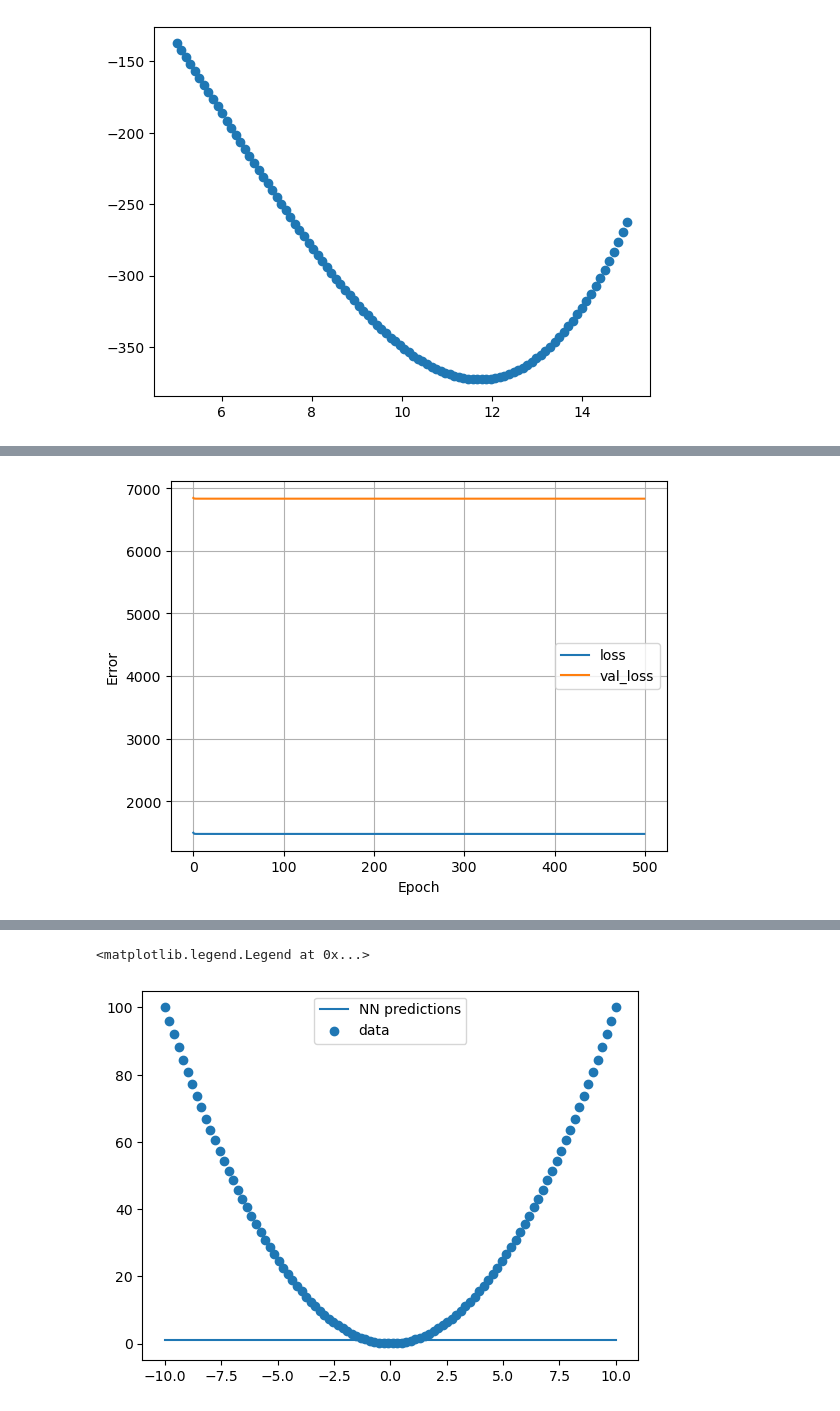
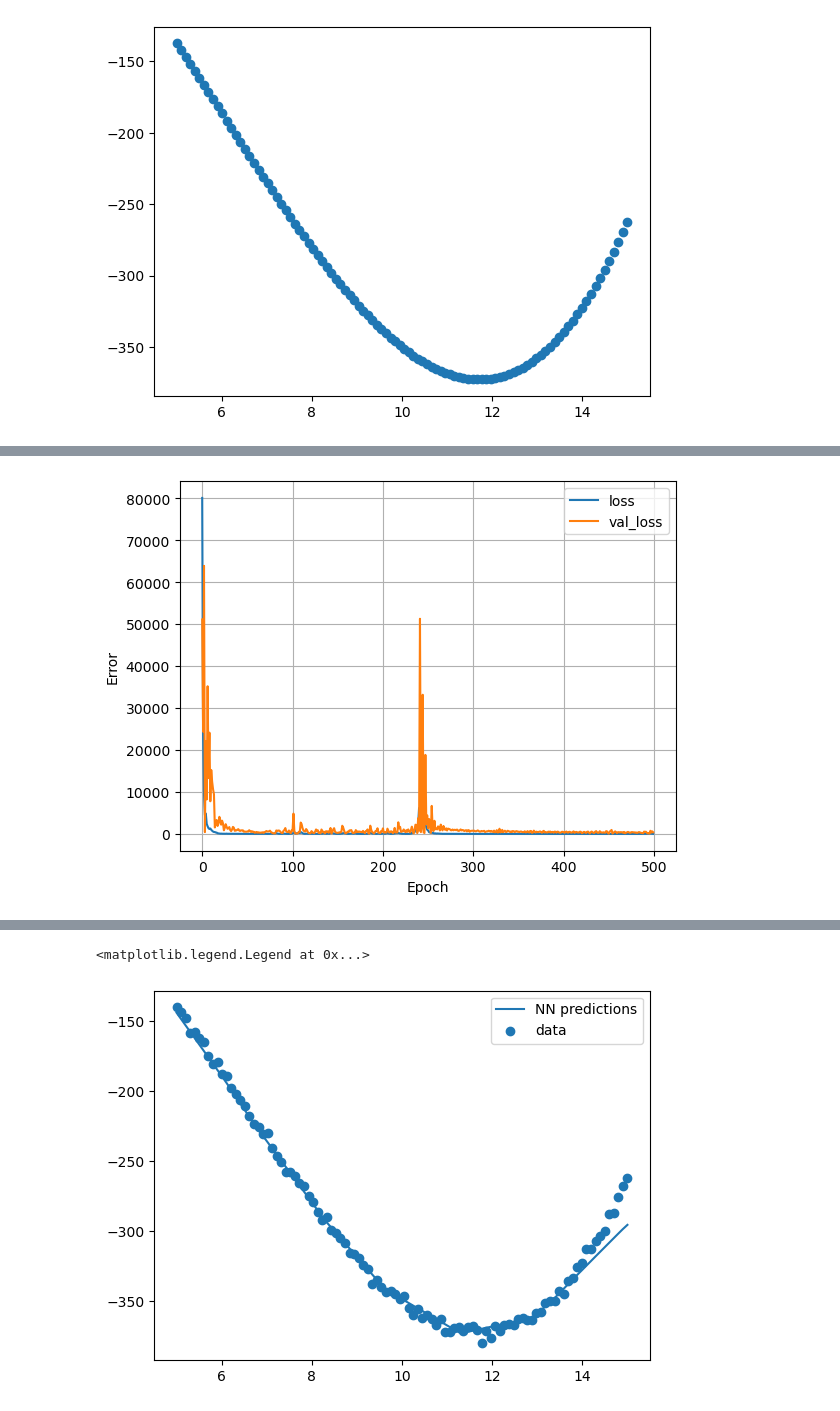
Before and after one commit to nskh/safe-training, a Jupyter notebook: tf test.ipynb, the cells around one changed output, grey strips where cells are left out. Saved outputs shown, nothing was run; the diff lists cells and outputs as text; code cells hidden in the pictures.

```diff
--- a/tf test.ipynb
+++ b/tf test.ipynb
@@ -446,6 +447,7 @@ interval([0.5444901798402015, 7.021952508305306])
 # %%
 x = np.linspace(5, 15, 100)
 y = 0.5 * x ** 3 - 9 * x ** 2 + 5*x
+NOISE_STD = 3
 plt.scatter(x, y)
 # %% [output]
 <matplotlib.collections.PathCollection at 0x...>
@@ -460,5 +459,5 @@ plt.scatter(x, y)
 # %%
-y_noisy = y + np.random.randn(*x.shape) * 3
+y_noisy = y + np.random.randn(*x.shape) * NOISE_STD
 plt.scatter(x, y_noisy)
 # %% [output]
 <matplotlib.collections.PathCollection at 0x...>
@@ -501,23 +501,15 @@ normalizer.adapt(x)
 regression_model = tf.keras.Sequential(
     [
         normalizer,
-        layers.Dense(units=1, activation="sigmoid"),
-        layers.Dense(units=10, activation="sigmoid"),
-        layers.Dense(units=10, activation="sigmoid"),
-        layers.Dense(units=10, activation="sigmoid"),
-        layers.Dense(units=1, activation="sigmoid"),
+        layers.Dense(units=1, activation="linear", input_shape=[1]),
+        layers.Dense(units=64, activation="relu"),
+        layers.Dense(units=64, activation="relu"),
+        layers.Dense(units=64, activation="relu"),
+        # layers.Dense(units=10, activation="sigmoid"),
+        layers.Dense(units=1, activation="linear"),
     ]
 )
 regression_model.compile(
     optimizer=tf.keras.optimizers.Adam(learning_rate=0.1), loss="mean_squared_error"
 )
-history = regression_model.fit(
-    x,
-    y,
-    epochs=500,
-    # Suppress logging.
-    verbose=0,
-    # Calculate validation results on 20% of the training data.
-    validation_split=0.1,
-)
 # %% [output]
@@ -524,0 +519,11 @@ NameError: name 'layers' is not defined
+# %%
+%%time
+history = regression_model.fit(
+    x,
+    y_noisy,
+    epochs=500,
+    # Suppress logging.
+    verbose=0,
+    # Calculate validation results on 10% of the training data.
+    validation_split=0.1,
+)
@@ -525,10 +535,10 @@ NameError: name 'layers' is not defined
 # %%
 plot_loss(history)
 # %% [output]
-[figure, old version]
+[figure, new version]
 # %%
 y_predict = regression_model.predict(x)
 plt.plot(x, y_predict)
-plt.scatter(x, y)
+plt.scatter(x, y_noisy)
 plt.legend(["NN predictions", "data"])
 # %% [output]
@@ -537,5 +547,5 @@ plt.legend(["NN predictions", "data"])
 <matplotlib.legend.Legend at 0x...>
-[figure, old version]
+[figure, new version]
 # %%
 y_predict
 # %% [output]
```
Also changed, not shown: parts of 51 cells of this notebook, 2 other files.
